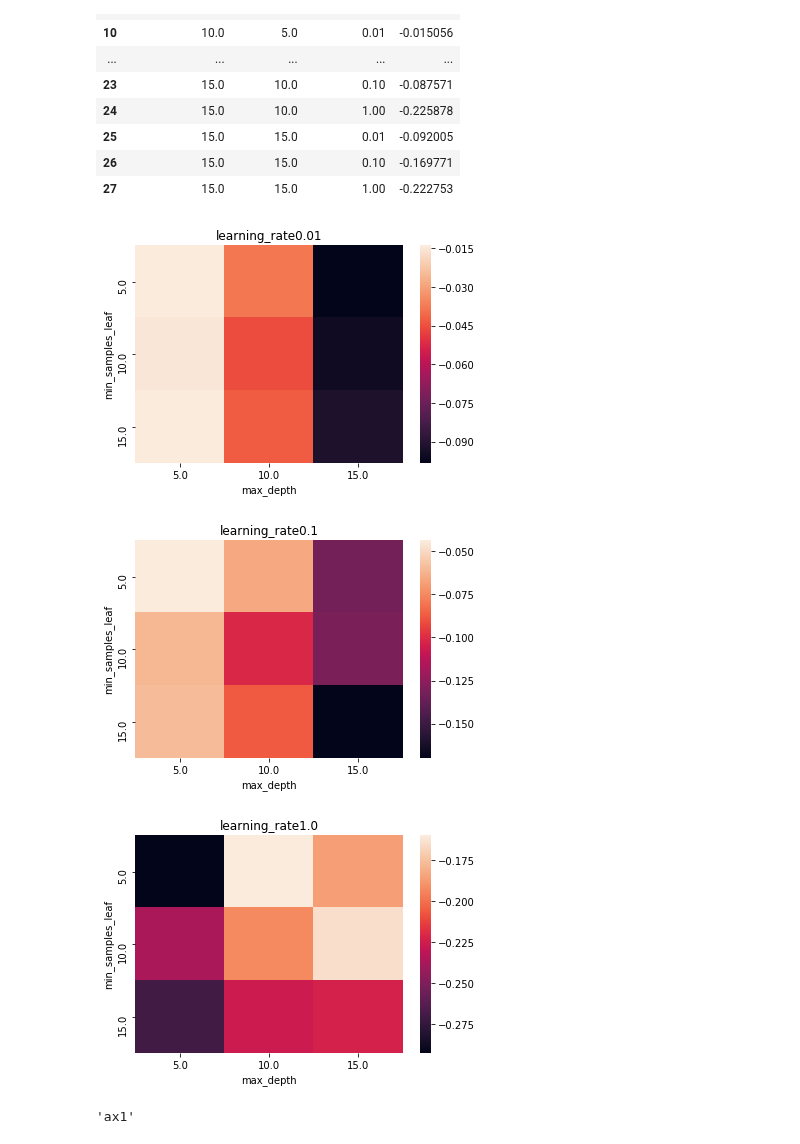
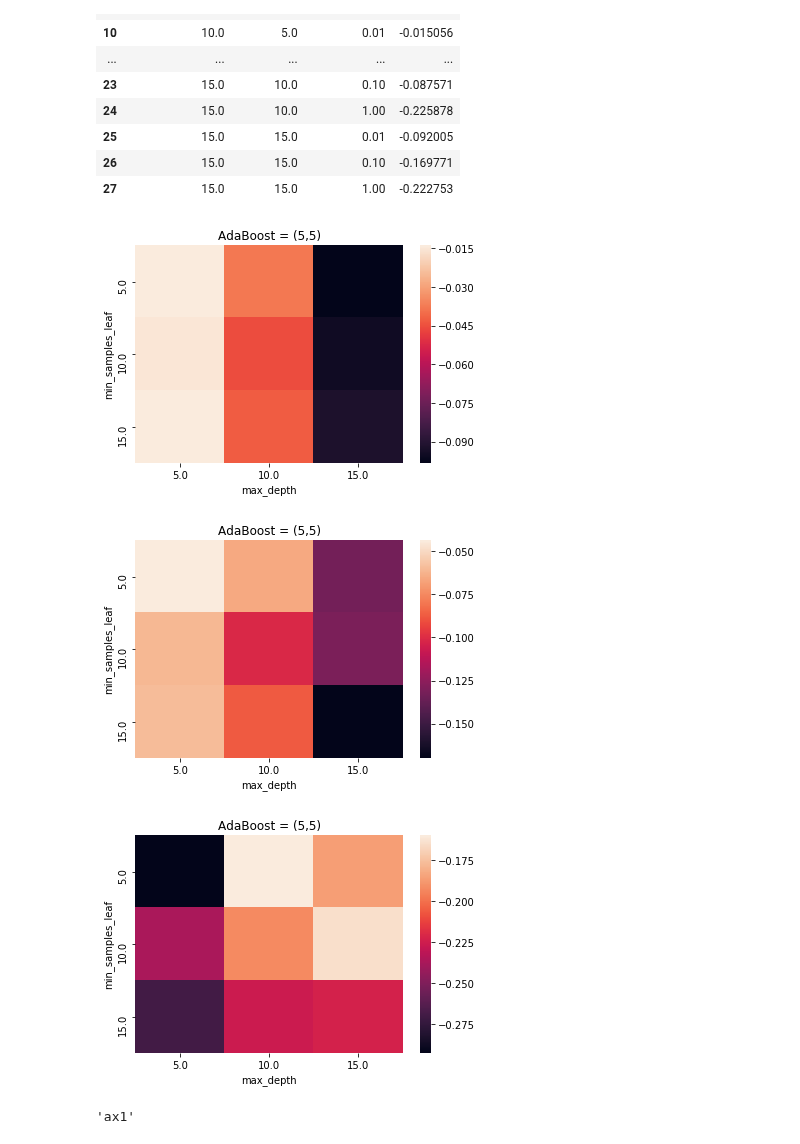
Before and after one commit to meenmo/Forecasting_Stock_Returns_via_Supervised_Learning, a Jupyter notebook: Code/AAT-DT_v12.ipynb, the cells around one changed output. Saved outputs shown, nothing was run; the diff lists cells and outputs as text; code cells hidden in the pictures.

```diff
--- a/Code/AAT-DT_v12.ipynb
+++ b/Code/AAT-DT_v12.ipynb
@@ -994,35 +1018,37 @@ display(boosting_df)
 # %%
 import seaborn as sns
 import numpy as np
 
 # plot nicely
 
 
 p = 0
 for learn in (np.unique(boosting_df.loc[:,'Learning_rate'])):
 
     x_index = np.unique(boosting_df.loc[:,'min_sample_split'])
     y_index = np.unique((boosting_df.loc[:,'max_depth']))
     a = pd.DataFrame(index = x_index, columns = y_index)
 
     for i in x_index:
         for j in y_index:
             a.loc[i,j] = list(boosting_df.loc[(boosting_df['min_sample_split'] == i) & (boosting_df['max_depth'] == j) & (boosting_df['Learning_rate'] == learn),'mean_r2'])[0]#.astype(float)
     a = a.apply(pd.to_numeric)
     sns.heatmap(a)
+    plt.title('AdaBoost = (5,5)')
+
     plt.savefig(plot_path+'Best_Model_Boosting_'+str(p))
     p+=1
    # f, (ax1,ax2,ax3) = matplotlib.pyplot.subplots(1, 3)
 
 
-    plt.title('learning_rate' + str(learn))
+#    plt.title('learning_rate' + str(learn))
     plt.xlabel('max_depth')
     plt.ylabel('min_samples_leaf')
     plt.show()
 # %% [output]
-[figure, old version]
+[figure, new version]
-[figure, old version]
+[figure, new version]
-[figure, old version]
+[figure, new version]
 # %%
 # %% [output]
 'ax1'
```
Also changed, not shown: parts of 3 cells of this notebook, 5 other files.
